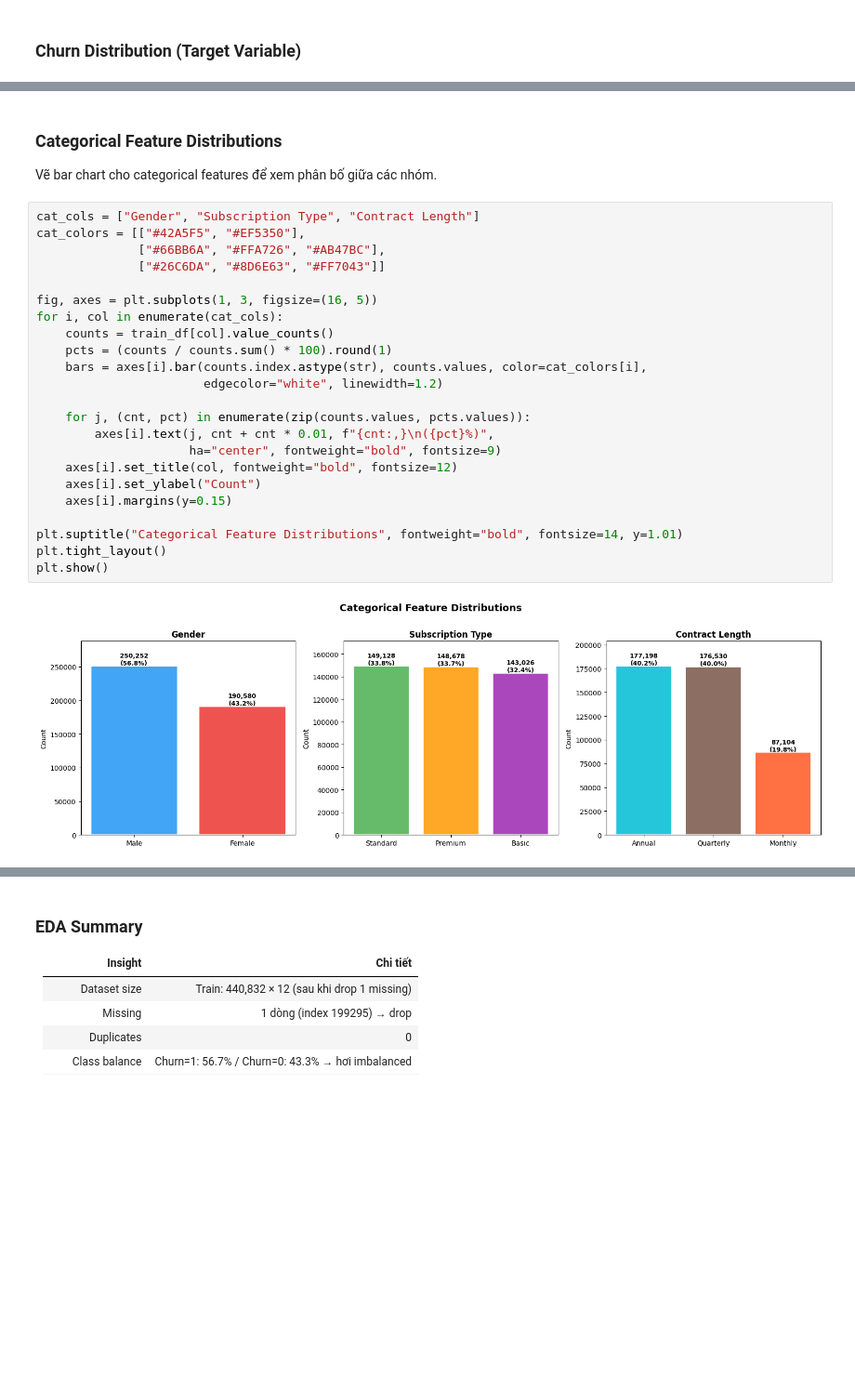
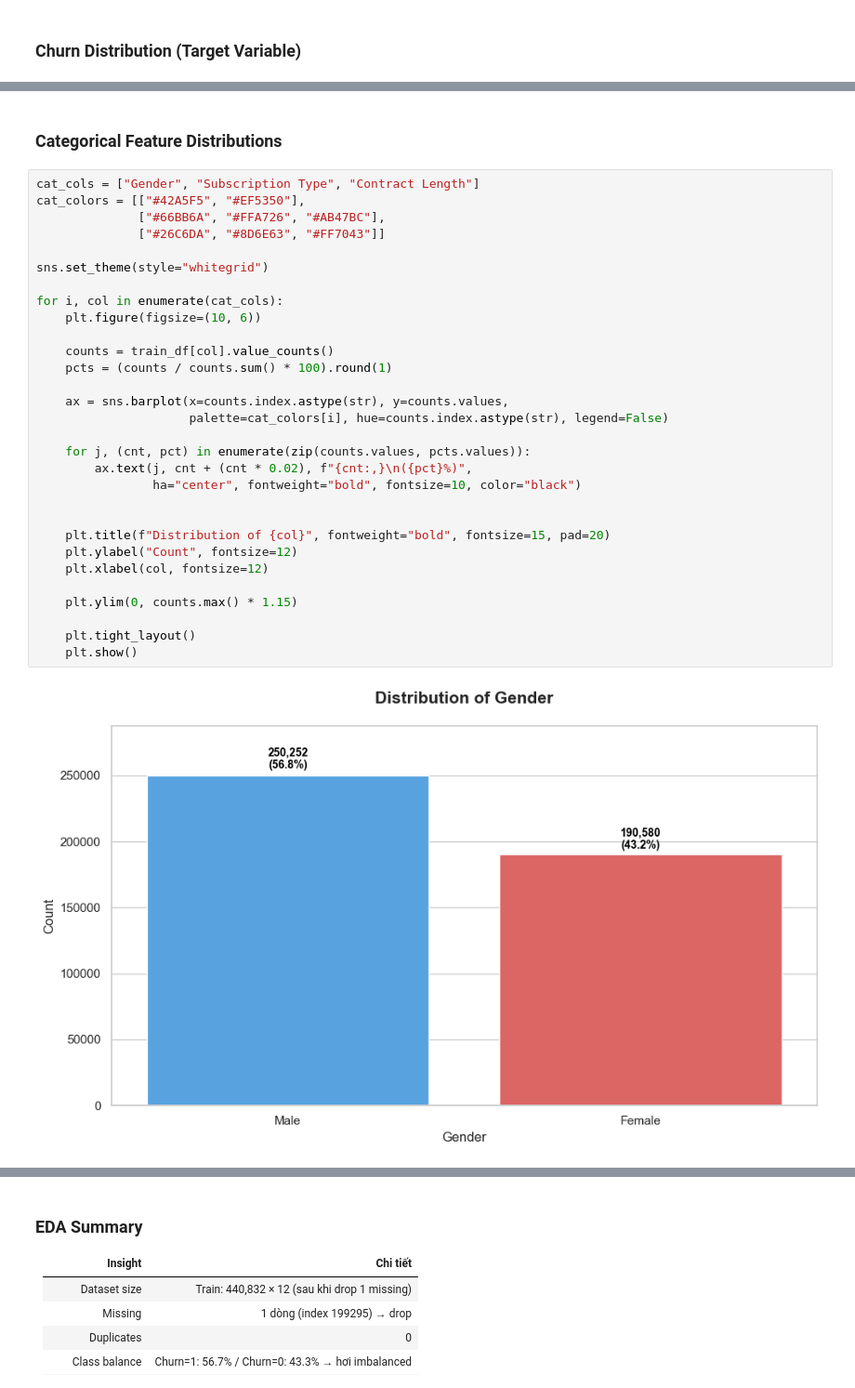
Before and after one commit to AIVIETNAM-AIO-ChimCanhCut/warm-up-01-classification, a Jupyter notebook: notebooks/eda.ipynb, the cells around one changed output, grey strips where cells are left out. Shown at 93% size. Cells and saved outputs as stored; diff of their text form; blank space fills up the shorter version.

```diff
--- a/notebooks/eda.ipynb
+++ b/notebooks/eda.ipynb
@@ -155,29 +172,34 @@ plt.show()
 # %% [markdown]
 ### Categorical Feature Distributions
-
-Vẽ bar chart cho categorical features để xem phân bố giữa các nhóm.
 # %%
 cat_cols = ["Gender", "Subscription Type", "Contract Length"]
 cat_colors = [["#42A5F5", "#EF5350"],
               ["#66BB6A", "#FFA726", "#AB47BC"],
               ["#26C6DA", "#8D6E63", "#FF7043"]]
 
-fig, axes = plt.subplots(1, 3, figsize=(16, 5))
+sns.set_theme(style="whitegrid")
+
 for i, col in enumerate(cat_cols):
+    plt.figure(figsize=(10, 6))
+
     counts = train_df[col].value_counts()
     pcts = (counts / counts.sum() * 100).round(1)
-    bars = axes[i].bar(counts.index.astype(str), counts.values, color=cat_colors[i],
-                       edgecolor="white", linewidth=1.2)
+
+    ax = sns.barplot(x=counts.index.astype(str), y=counts.values,
+                     palette=cat_colors[i], hue=counts.index.astype(str), legend=False)
 
     for j, (cnt, pct) in enumerate(zip(counts.values, pcts.values)):
-        axes[i].text(j, cnt + cnt * 0.01, f"{cnt:,}\n({pct}%)",
-                     ha="center", fontweight="bold", fontsize=9)
-    axes[i].set_title(col, fontweight="bold", fontsize=12)
-    axes[i].set_ylabel("Count")
-    axes[i].margins(y=0.15)
+        ax.text(j, cnt + (cnt * 0.02), f"{cnt:,}\n({pct}%)",
+                ha="center", fontweight="bold", fontsize=10, color="black")
 
-plt.suptitle("Categorical Feature Distributions", fontweight="bold", fontsize=14, y=1.01)
-plt.tight_layout()
-plt.show()
+
+    plt.title(f"Distribution of {col}", fontweight="bold", fontsize=15, pad=20)
+    plt.ylabel("Count", fontsize=12)
+    plt.xlabel(col, fontsize=12)
+
+    plt.ylim(0, counts.max() * 1.15)
+
+    plt.tight_layout()
+    plt.show()
 # %% [output]
-[figure, old version]
+[figure, new version]
```
Also changed, not shown: parts of 14 cells of this notebook.
